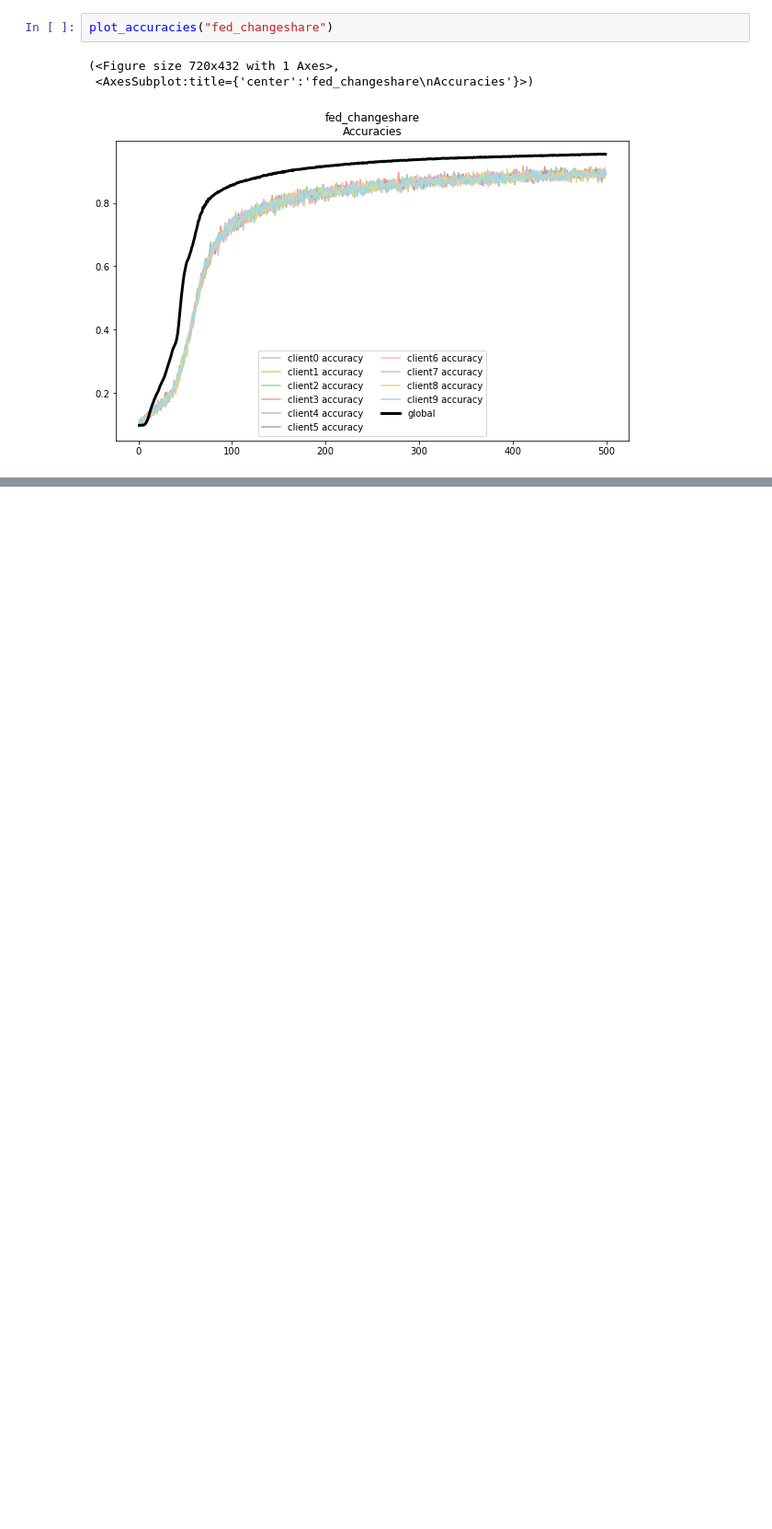
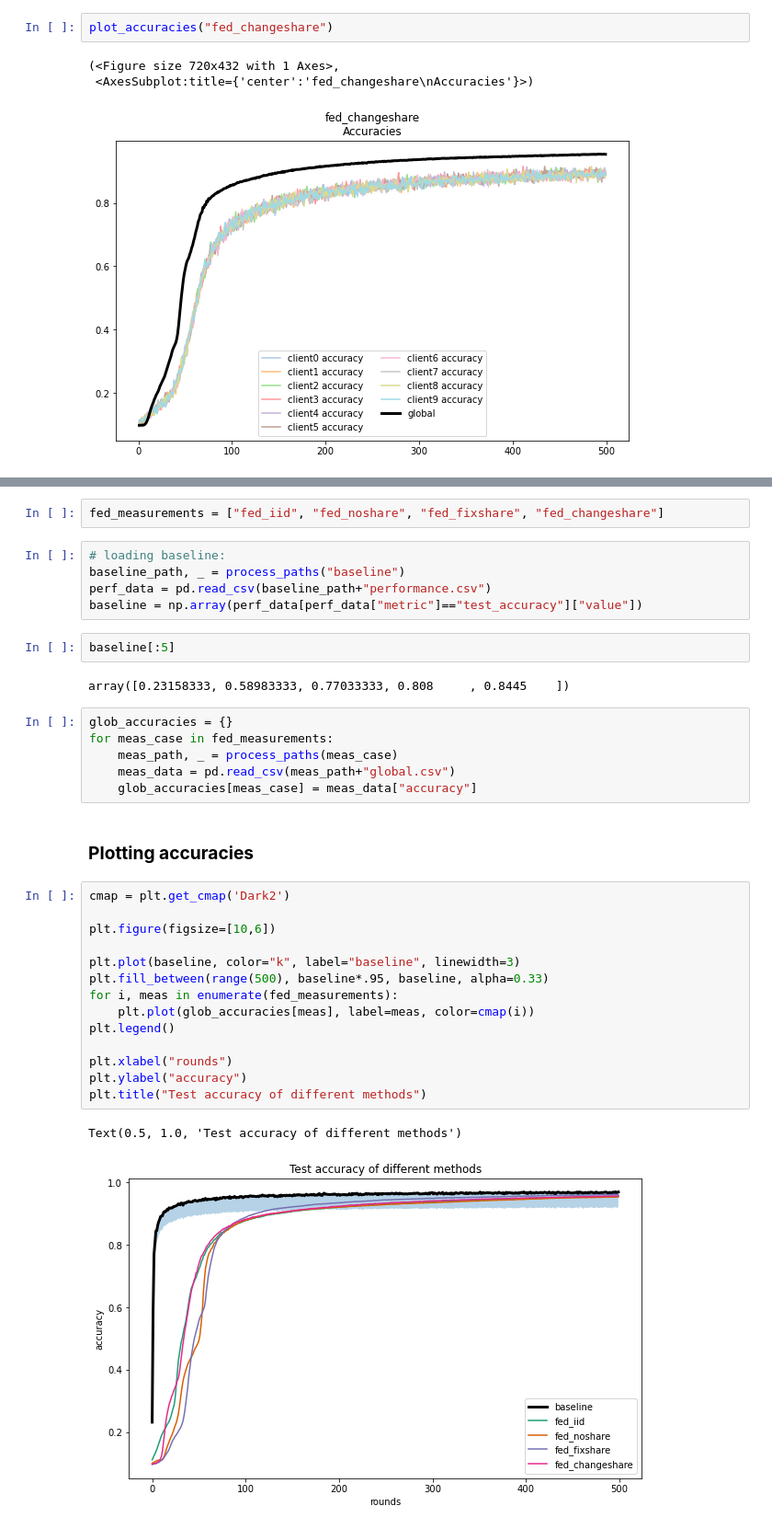
Before and after one commit to alelevente/FeLeSh, a Jupyter notebook: src/3_evaluation/learning_performance.ipynb, the cells around one changed output, grey strips where cells are left out. Shown: that part at 92% size. Cells and saved outputs as stored; diff of their text form; blank space fills up the shorter version.

```diff
--- a/src/3_evaluation/learning_performance.ipynb
+++ b/src/3_evaluation/learning_performance.ipynb
@@ -170,0 +177,36 @@ plot_accuracies("fed_changeshare")
+# %%
+fed_measurements = ["fed_iid", "fed_noshare", "fed_fixshare", "fed_changeshare"]
+# %%
+# loading baseline:
+baseline_path, _ = process_paths("baseline")
+perf_data = pd.read_csv(baseline_path+"performance.csv")
+baseline = np.array(perf_data[perf_data["metric"]=="test_accuracy"]["value"])
+# %%
+baseline[:5]
+# %% [output]
+array([0.23158333, 0.58983333, 0.77033333, 0.808     , 0.8445    ])
+# %%
+glob_accuracies = {}
+for meas_case in fed_measurements:
+    meas_path, _ = process_paths(meas_case)
+    meas_data = pd.read_csv(meas_path+"global.csv")
+    glob_accuracies[meas_case] = meas_data["accuracy"]
+# %% [markdown]
+### **Plotting accuracies**
+# %%
+cmap = plt.get_cmap('Dark2')
+
+plt.figure(figsize=[10,6])
+
+plt.plot(baseline, color="k", label="baseline", linewidth=3)
+plt.fill_between(range(500), baseline*.95, baseline, alpha=0.33)
+for i, meas in enumerate(fed_measurements):
+    plt.plot(glob_accuracies[meas], label=meas, color=cmap(i))
+plt.legend()
+
+plt.xlabel("rounds")
+plt.ylabel("accuracy")
+plt.title("Test accuracy of different methods")
+# %% [output]
+Text(0.5, 1.0, 'Test accuracy of different methods')
+[figure, added]
```
Also changed, not shown: parts of 13 cells of this notebook, 1 other file.
